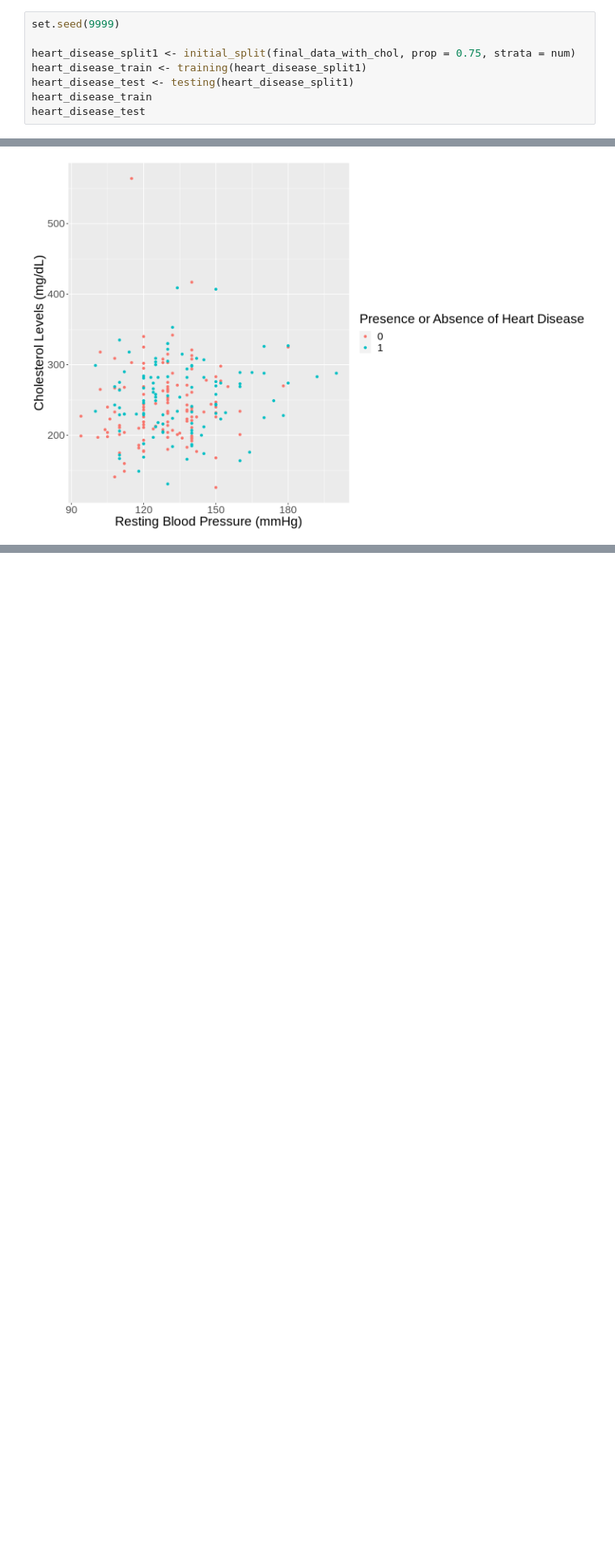
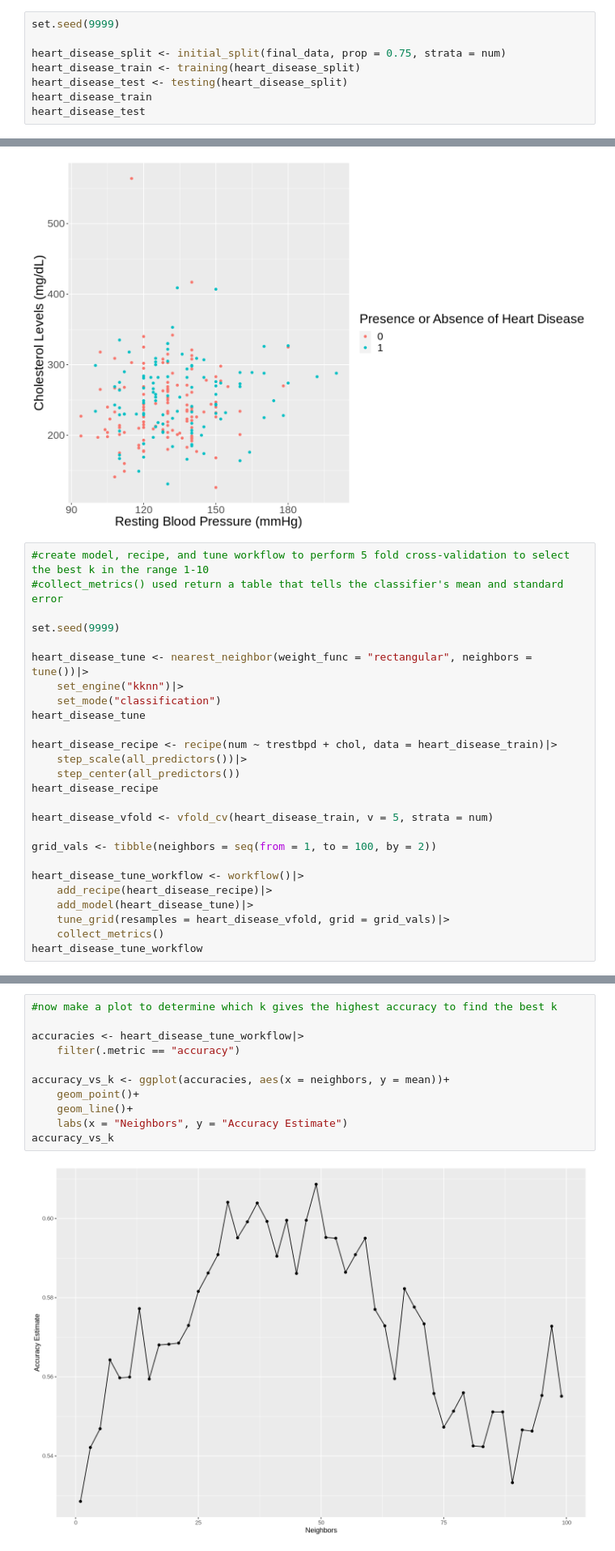
Before and after one commit to cchurch999/Data-Science-Group-Project-Books, a Jupyter notebook: Preliminary exploratory data analysis.ipynb, the cells around one changed output, grey strips where cells are left out. Shown at 81% size. Cells and saved outputs as stored; diff of their text form; blank space fills up the shorter version.

```diff
--- a/Preliminary exploratory data analysis.ipynb
+++ b/Preliminary exploratory data analysis.ipynb
@@ -167,9 +146,9 @@ A tibble: 303 × 4
 # %%
 set.seed(9999)
 
-heart_disease_split1 <- initial_split(final_data_with_chol, prop = 0.75, strata = num)
-heart_disease_train <- training(heart_disease_split1)
-heart_disease_test <- testing(heart_disease_split1)
+heart_disease_split <- initial_split(final_data, prop = 0.75, strata = num)
+heart_disease_train <- training(heart_disease_split)
+heart_disease_test <- testing(heart_disease_split)
 heart_disease_train
 heart_disease_test
 # %% [output]
@@ -215,3 +194,29 @@ heart_disease_plot <- heart_disease_train |>
 heart_disease_plot
 # %% [output]
 [figure]
+# %%
+#create model, recipe, and tune workflow to perform 5 fold cross-validation to select the best k in the range 1-10
+#collect_metrics() used return a table that tells the classifier's mean and standard error
+
+set.seed(9999)
+
+heart_disease_tune <- nearest_neighbor(weight_func = "rectangular", neighbors = tune())|>
+    set_engine("kknn")|>
+    set_mode("classification")
+heart_disease_tune
+
+heart_disease_recipe <- recipe(num ~ trestbpd + chol, data = heart_disease_train)|>
+    step_scale(all_predictors())|>
+    step_center(all_predictors())
+heart_disease_recipe
+
+heart_disease_vfold <- vfold_cv(heart_disease_train, v = 5, strata = num)
+
+grid_vals <- tibble(neighbors = seq(from = 1, to = 100, by = 2))
+
+heart_disease_tune_workflow <- workflow()|>
+    add_recipe(heart_disease_recipe)|>
+    add_model(heart_disease_tune)|>
+    tune_grid(resamples = heart_disease_vfold, grid = grid_vals)|>
+    collect_metrics()
+heart_disease_tune_workflow
@@ -217,0 +253,13 @@ heart_disease_plot
+# %%
+#now make a plot to determine which k gives the highest accuracy to find the best k
+
+accuracies <- heart_disease_tune_workflow|>
+    filter(.metric == "accuracy")
+
+accuracy_vs_k <- ggplot(accuracies, aes(x = neighbors, y = mean))+
+    geom_point()+
+    geom_line()+
+    labs(x = "Neighbors", y = "Accuracy Estimate")
+accuracy_vs_k
+# %% [output]
+[figure, added]
```
Also changed, not shown: parts of 7 cells of this notebook.
